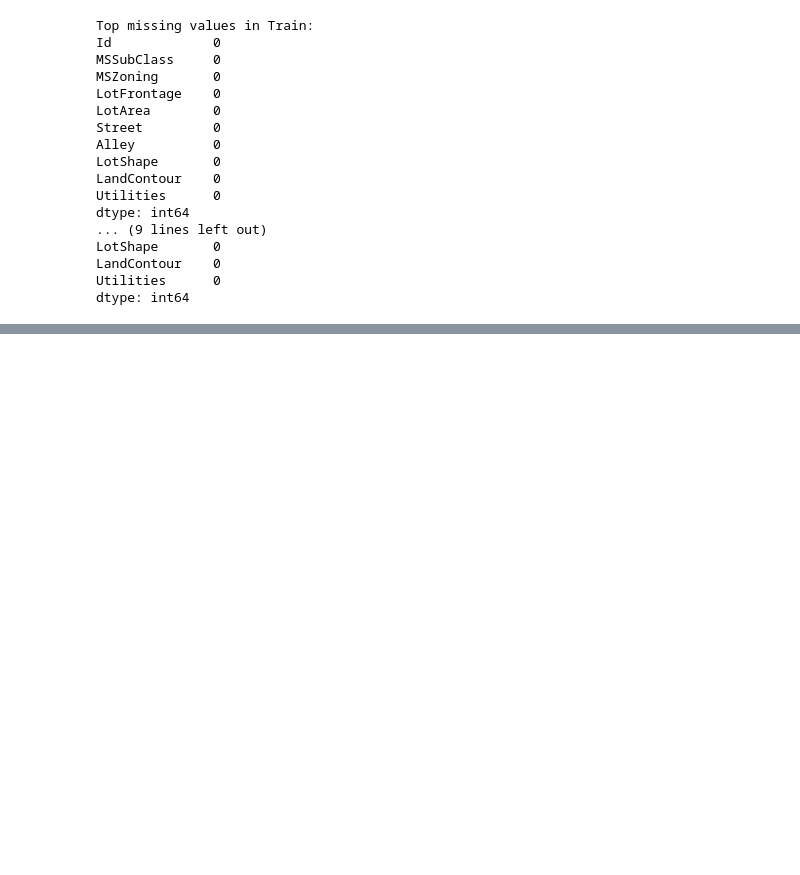
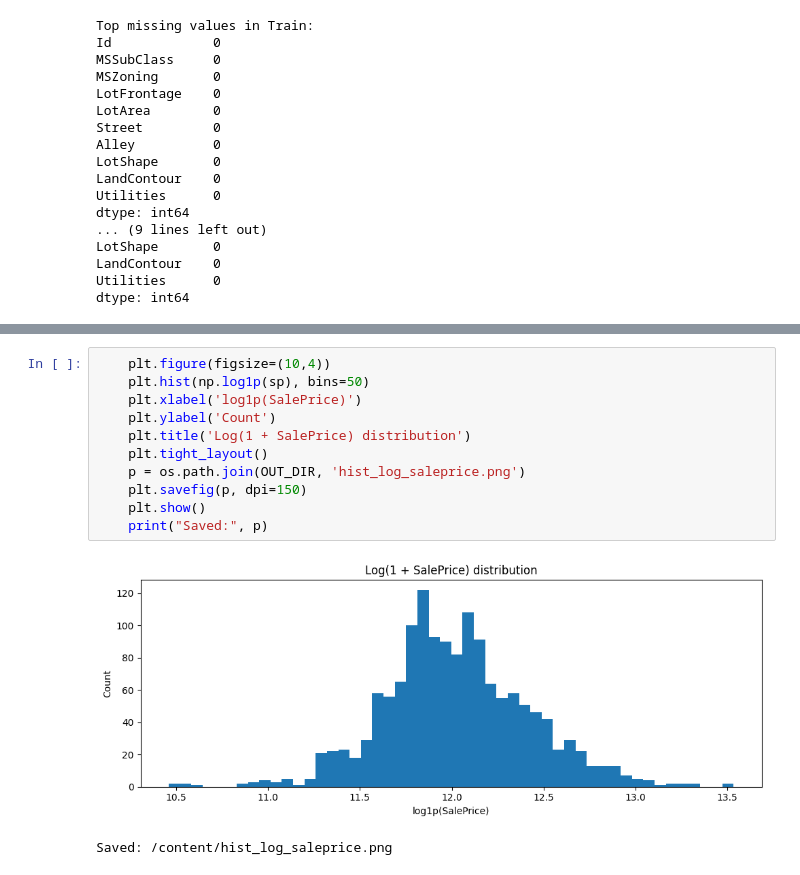
Before and after one commit to ranaosamaahmed37-cloud/AI_ITI_Project, a Jupyter notebook: project_iti_t8.ipynb, the cells around one changed output, grey strips where cells are left out. Drawn from its saved outputs; the diff is of its cells as text; blank space fills up the shorter version.

```diff
--- a/project_iti_t8.ipynb
+++ b/project_iti_t8.ipynb
@@ -157,0 +404,14 @@ dtype: int64
+# %%
+    plt.figure(figsize=(10,4))
+    plt.hist(np.log1p(sp), bins=50)
+    plt.xlabel('log1p(SalePrice)')
+    plt.ylabel('Count')
+    plt.title('Log(1 + SalePrice) distribution')
+    plt.tight_layout()
+    p = os.path.join(OUT_DIR, 'hist_log_saleprice.png')
+    plt.savefig(p, dpi=150)
+    plt.show()
+    print("Saved:", p)
+# %% [output]
+[figure, added]
+Saved: /content/hist_log_saleprice.png
```
Also changed, not shown: parts of 43 cells of this notebook.
